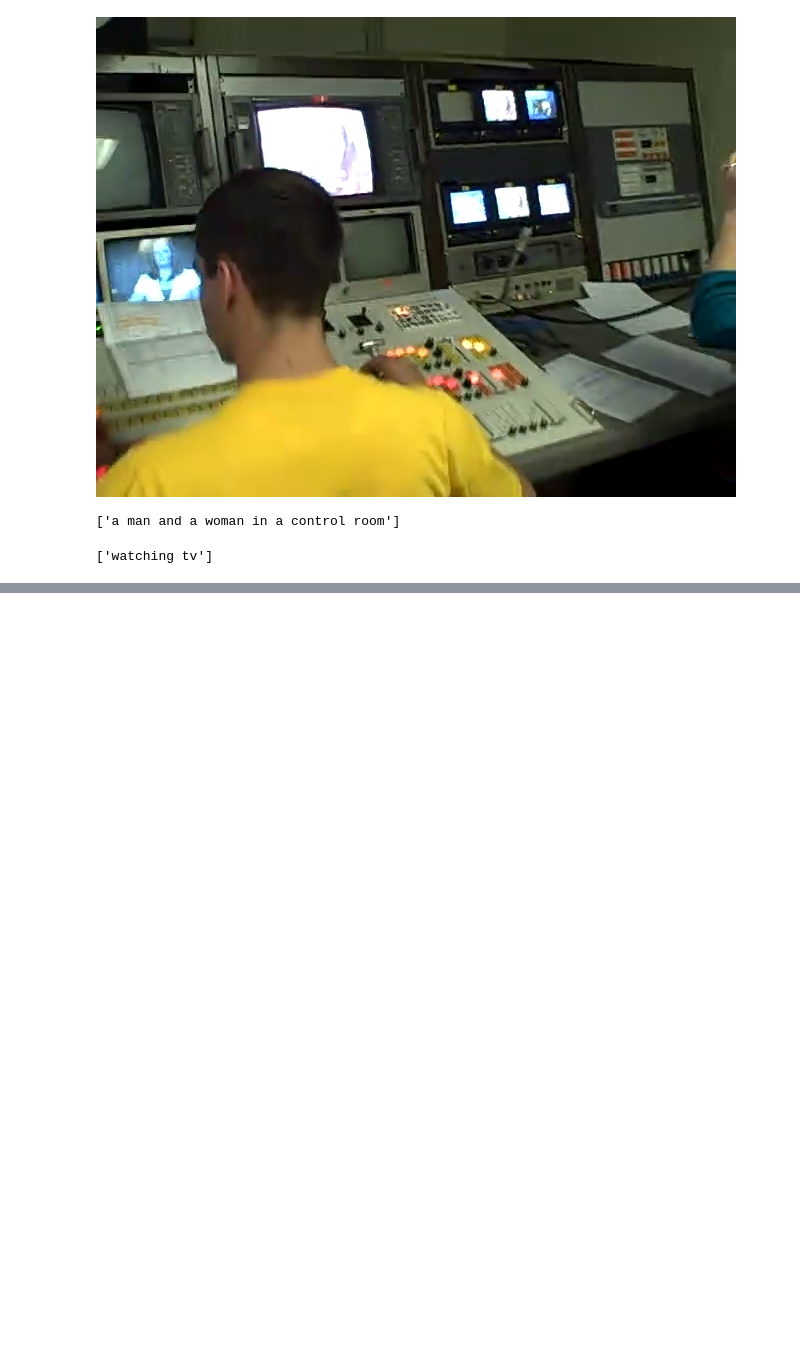
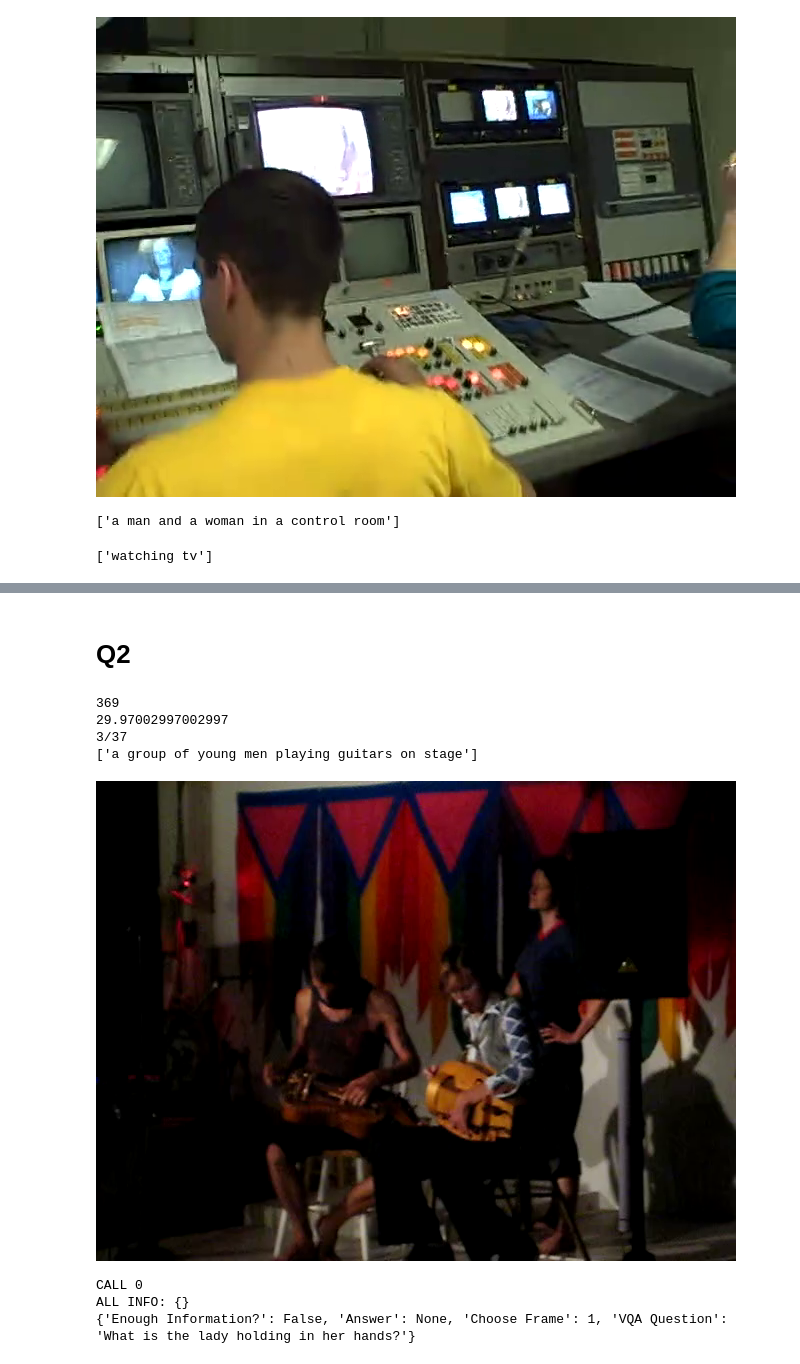
Before and after one commit to chuyishang/vidVQA, a Jupyter notebook: testing_new.ipynb, the cells around one changed output, grey strips where cells are left out. Drawn from its saved outputs; the diff is of its cells as text; code cells hidden in the pictures; blank space fills up the shorter version.

```diff
--- a/testing_new.ipynb
+++ b/testing_new.ipynb
@@ -109,0 +137,37 @@ model.predict_answers(samples={"image": image, "text_input": question}, inferenc
+# %%
+def query_VQA(vqa_question):
+    print("CALLING VQA: ", vqa_question)
+    model, vis_processors, txt_processors = load_model_and_preprocess(name="blip_vqa", model_type="vqav2", is_eval=True, device=device2)
+    # ask a random question.
+    question = vqa_question
+    image = vis_processors["eval"](raw_image).unsqueeze(0).to(device2)
+    question = txt_processors["eval"](question)
+    answer = model.predict_answers(samples={"image": image, "text_input": question}, inference_method="generate")
+    print("VQA ANSWER: ", answer)
+    return answer
+# %%
+def get_answer(question, answer_choices, curr_frame, total_frames, caption, prev_info=None):
+    LIMIT = 10
+    goto_frame = curr_frame
+    VQA_question = None
+    info = {}
+    while LIMIT >= 0:
+        print(f"CALL {10 - LIMIT}")
+        print("ALL INFO:", info)
+        if f"Frame {goto_frame}" not in info:
+            info[f"Frame {goto_frame}"] = {}
+        LIMIT -= 1
+        output = get_answer_helper(question, answer_choices, goto_frame, total_frames, caption, prev_info)
+        print(output)
+        if output["Answer"] != "None":
+            return output["Answer"]
+        else:
+            if output["Chose Frame"] != None:
+                goto_frame = output["Chose Frame"]
+                info[f"Frame {curr_frame}"]["caption"] = caption
+            if output["VQA Question"] != None:
+                VQA_question = output["VQA Question"]
+                vqa_result = query_VQA(VQA_question)
+                info[f"Frame {curr_frame}"][VQA_question] = vqa_result
+            else:
+                continue
@@ -109,0 +272,17 @@ model.predict_answers(samples={"image": image, "text_input": question}, inferenc
+# %% [markdown]
+# Q2
+# %%
+video_id = 4010069381
+question = "why does the lady walks away after the conversation with man is over?"
+options = ['pick up phone', 'enjoying stroll', 'giving her space to perform', 'help man do something else', 'performance ended']
+
+answer_question(video_id, question, options, "lady walking away")
+# %% [output]
+369
+29.97002997002997
+3/37
+['a group of young men playing guitars on stage']
+[figure, added]
+CALL 0
+ALL INFO: {}
+{'Enough Information?': False, 'Answer': None, 'Choose Frame': 1, 'VQA Question': 'What is the lady holding in her hands?'}
```
Also changed, not shown: parts of 12 cells of this notebook, 3 other files.
